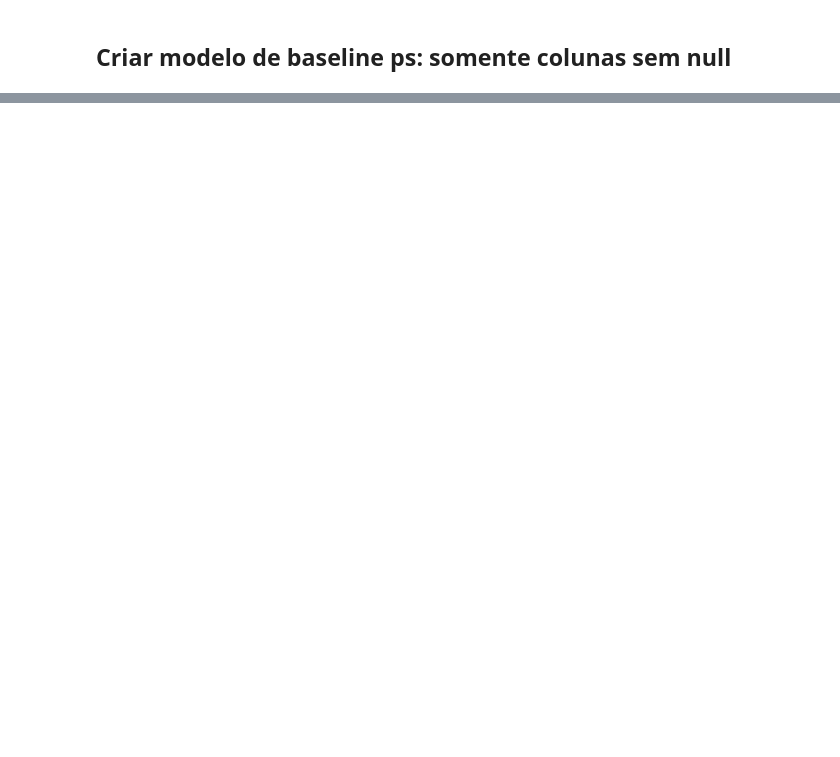
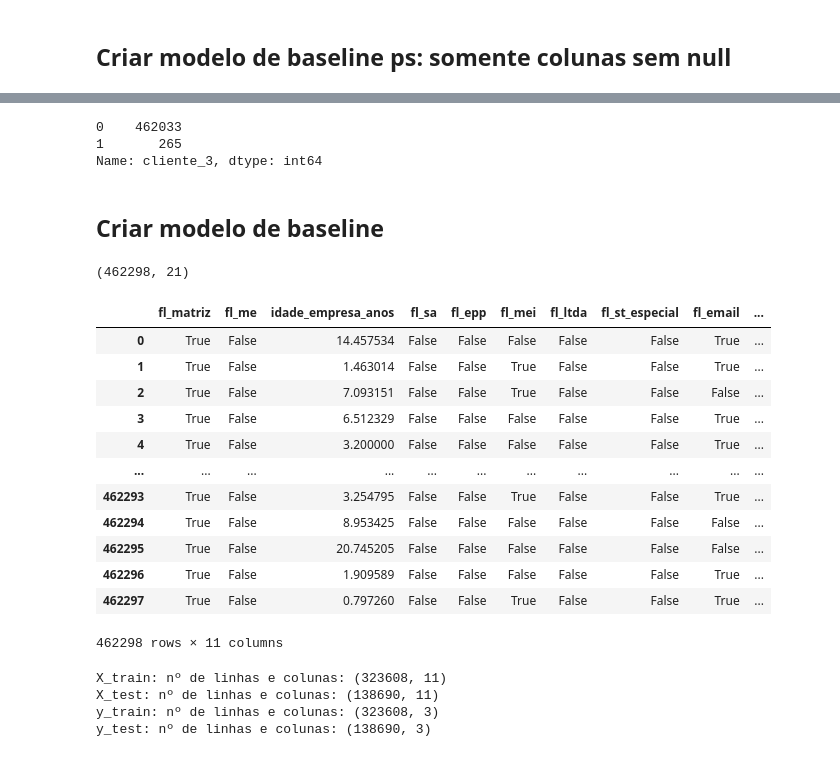
Before and after one commit to rogeriothur/codenation-ds, a Jupyter notebook: projeto-final/main.ipynb, the cells around one changed output, grey strips where cells are left out. Cells and saved outputs as stored; diff of their text form; code cells hidden in the pictures; blank space fills up the shorter version.

```diff
--- a/projeto-final/main.ipynb
+++ b/projeto-final/main.ipynb
@@ -635,0 +631,4 @@ See the caveats in the documentation: https://pandas.pydata.org/pandas-docs/stab
+# %%
+df_baseline['cliente_1'] = 0
+df_baseline['cliente_3'] = 0
+df_baseline['cliente_2'] = 0
@@ -710,0 +689,8 @@ empresa_3_ids.head(3)
+# %%
+df_baseline.cliente_3.value_counts()
+# %% [output]
+0    462033
+1       265
+Name: cliente_3, dtype: int64
+# %% [markdown]
+## Criar modelo de baseline
@@ -710,0 +700,23 @@ empresa_3_ids.head(3)
+# %%
+df_baseline.shape
+# %% [output]
+(462298, 21)
+# %%
+X = df_baseline.drop(['id', 'cliente_1', 'cliente_2', 'cliente_3', 'de_natureza_juridica', 'sg_uf',
+                     'natureza_juridica_macro', 'de_ramo', 'fl_rm', 'idade_emp_cat'], axis=1)
+# %%
+X
+# %% [output]
+|  | fl_matriz | fl_me | idade_empresa_anos | fl_sa | fl_epp | fl_mei | fl_ltda | fl_st_especial | fl_email | ... |
+| 0 | True | False | 14.457534 | False | False | False | False | False | True | ... |
+| 1 | True | False | 1.463014 | False | False | True | False | False | True | ... |
+| 2 | True | False | 7.093151 | False | False | True | False | False | False | ... |
+| 3 | True | False | 6.512329 | False | False | False | False | False | True | ... |
+| 4 | True | False | 3.200000 | False | False | False | False | False | True | ... |
+| ... | ... | ... | ... | ... | ... | ... | ... | ... | ... | ... |
+| 462293 | True | False | 3.254795 | False | False | True | False | False | True | ... |
+| 462294 | True | False | 8.953425 | False | False | False | False | False | False | ... |
+| 462295 | True | False | 20.745205 | False | False | False | False | False | False | ... |
+| 462296 | True | False | 1.909589 | False | False | False | False | False | True | ... |
+| 462297 | True | False | 0.797260 | False | False | True | False | False | True | ... |
+462298 rows × 11 columns
@@ -710,0 +728,10 @@ empresa_3_ids.head(3)
+# %%
+print('X_train: nº de linhas e colunas: {}'.format(X_train.shape))
+print('X_test: nº de linhas e colunas: {}'.format(X_test.shape))
+print('y_train: nº de linhas e colunas: {}'.format(y_train.shape))
+print('y_test: nº de linhas e colunas: {}'.format(y_test.shape))
+# %% [output]
+X_train: nº de linhas e colunas: (323608, 11)
+X_test: nº de linhas e colunas: (138690, 11)
+y_train: nº de linhas e colunas: (323608, 3)
+y_test: nº de linhas e colunas: (138690, 3)
```
Also changed, not shown: parts of 36 cells of this notebook.
